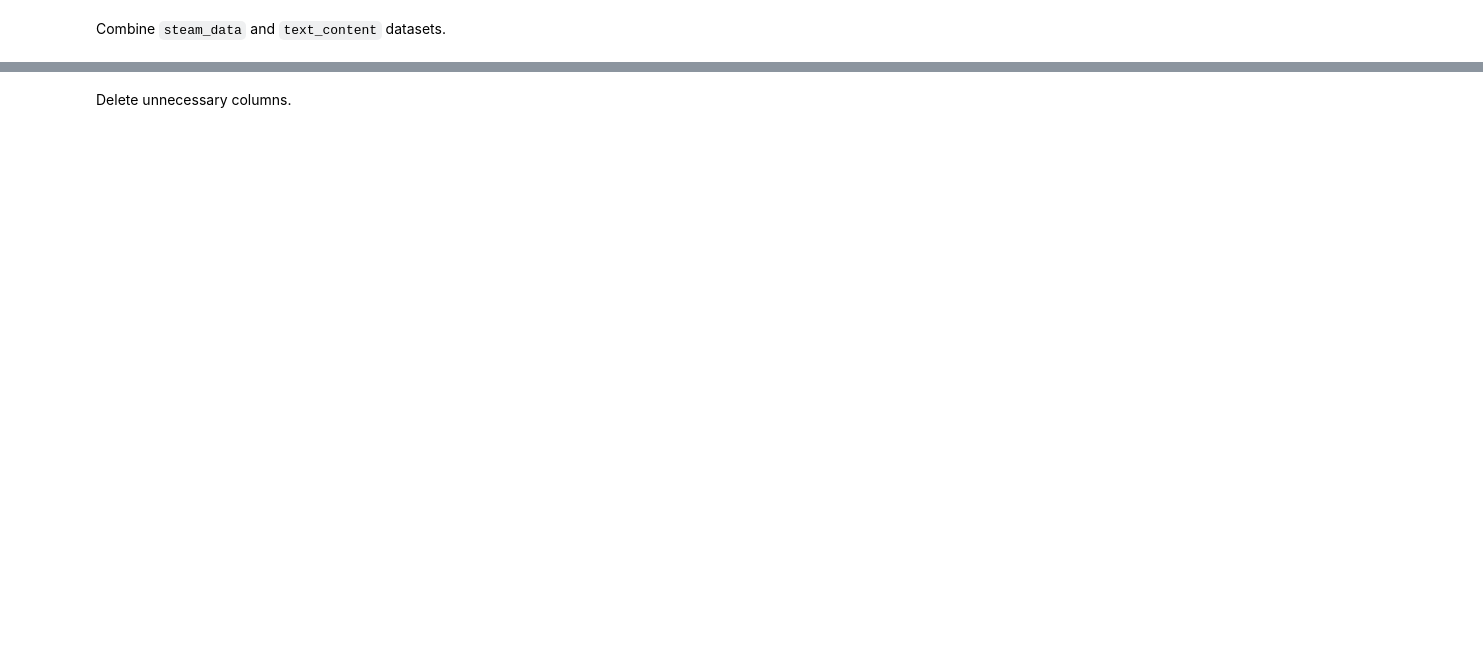
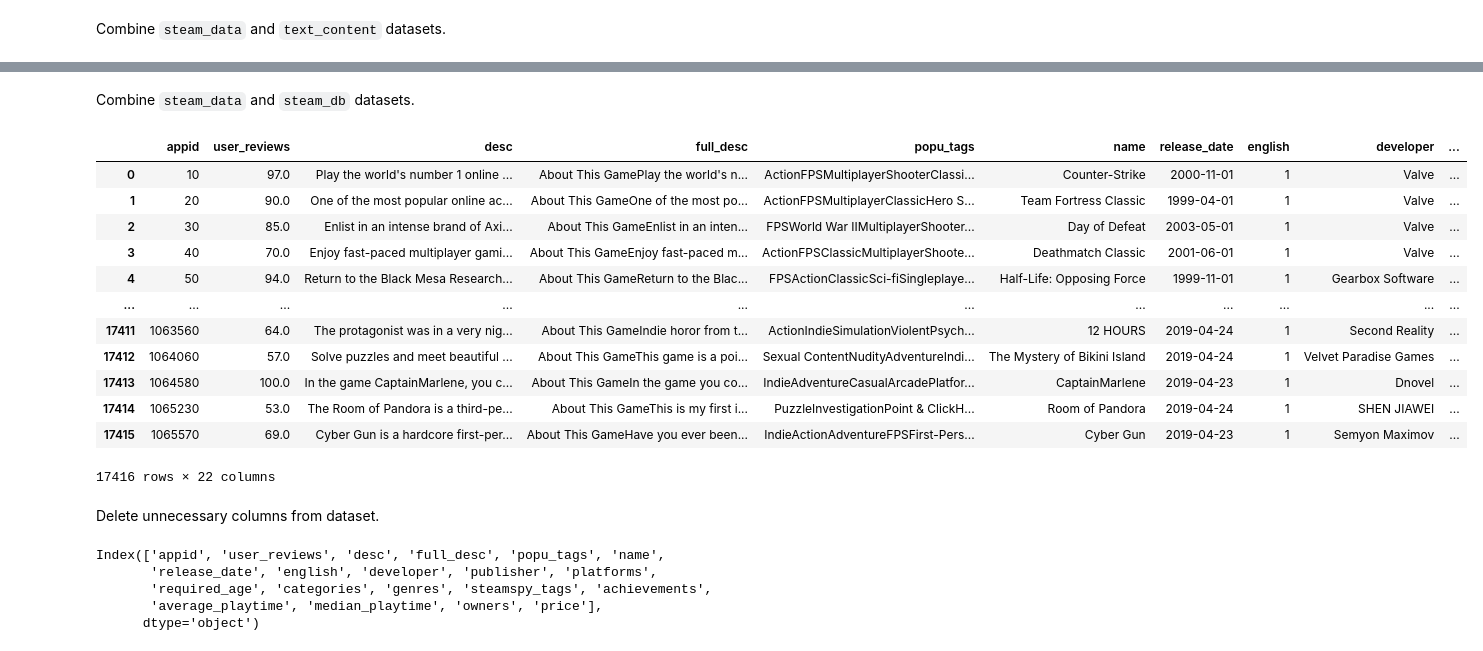
Before and after one commit to Konrados232/steam-predicter, a Jupyter notebook: main.ipynb, the cells around one changed output, grey strips where cells are left out. Cells and saved outputs as stored; diff of their text form; code cells hidden in the pictures; blank space fills up the shorter version.

Commit message:
Combine datasets and convert data to numerical

```diff
--- a/main.ipynb
+++ b/main.ipynb
@@ -29,7 +16,7 @@ def load_data(filename, path):
 # %%
 steam_data = load_data("steam_data.csv", DATASET_PATH)
 text_data = load_data("text_content.csv", DATASET_PATH)
-dataset = load_data("steam.csv", DATASET_PATH)
+steam_db = load_data("steam.csv", DATASET_PATH)
 dataset2 = load_data("steamspy_tag_data.csv", DATASET_PATH)
 dataset3 = load_data("steam_support_info.csv", DATASET_PATH)
 dataset4 = load_data("steam_requirements_data.csv", DATASET_PATH)
@@ -171,9 +158,11 @@ def clean_reviews(reviews_string):
     else:
         return np.NaN
 # %%
+steam_data.user_reviews = steam_data.user_reviews.apply(lambda x : clean_reviews(x))
+
 steam_data.all_reviews = steam_data.all_reviews.apply(lambda x : clean_reviews(x))
 
-dataset = steam_data.drop(steam_data[steam_data.url == np.NaN].index)
+steam_data = steam_data.drop(steam_data[steam_data.url == np.NaN].index)
 
 steam_data.head()
 # %% [output]
@@ -186,9 +175,10 @@ steam_data.head()
 # %% [markdown]
 Combine `steam_data` and `text_content` datasets.
 # %%
-x = steam_data.merge(text_data, how="inner", on="url", sort=True)
+steam_data = steam_data.merge(text_data, how="inner", on="url", sort=True)
 
-x = x.drop_duplicates(subset="url", keep="first")
-x
+steam_data = steam_data.drop_duplicates(subset="url", keep="first")
+
+steam_data.head()
 # %% [output]
 |  | url | name | categories | img_url | user_reviews | all_reviews | date | developer | publisher | ... |
@@ -206,0 +192,10 @@ x
+# %%
+steam_data = steam_data.drop(columns=["categories", "img_url", "developer", "all_reviews", "publisher", "price", "pegi", "pegi_url", "requirements", "date", "name"])
+
+steam_data = steam_data.drop(steam_data[steam_data.user_reviews.isnull().values].index)
+
+steam_data = steam_data.rename(columns={"url" : "appid"})
+
+steam_data.appid = pd.to_numeric(steam_data.appid)
+
+steam_data.head()
@@ -207,2 +209,34 @@ x
+# %% [markdown]
+Combine `steam_data` and `steam_db` datasets.
+# %%
+whole_steam_data = steam_data.merge(steam_db, how="inner", on="appid", sort=True)
+
+whole_steam_data = whole_steam_data.drop_duplicates(subset="appid", keep="first")
+
+whole_steam_data
+# %% [output]
+|  | appid | user_reviews | desc | full_desc | popu_tags | name | release_date | english | developer | ... |
+| 0 | 10 | 97.0 | Play the world's number 1 online ... | About This GamePlay the world's n... | ActionFPSMultiplayerShooterClassi... | Counter-Strike | 2000-11-01 | 1 | Valve | ... |
+| 1 | 20 | 90.0 | One of the most popular online ac... | About This GameOne of the most po... | ActionFPSMultiplayerClassicHero S... | Team Fortress Classic | 1999-04-01 | 1 | Valve | ... |
+| 2 | 30 | 85.0 | Enlist in an intense brand of Axi... | About This GameEnlist in an inten... | FPSWorld War IIMultiplayerShooter... | Day of Defeat | 2003-05-01 | 1 | Valve | ... |
+| 3 | 40 | 70.0 | Enjoy fast-paced multiplayer gami... | About This GameEnjoy fast-paced m... | ActionFPSClassicMultiplayerShoote... | Deathmatch Classic | 2001-06-01 | 1 | Valve | ... |
+| 4 | 50 | 94.0 | Return to the Black Mesa Research... | About This GameReturn to the Blac... | FPSActionClassicSci-fiSingleplaye... | Half-Life: Opposing Force | 1999-11-01 | 1 | Gearbox Software | ... |
+| ... | ... | ... | ... | ... | ... | ... | ... | ... | ... | ... |
+| 17411 | 1063560 | 64.0 | The protagonist was in a very nig... | About This GameIndie horor from t... | ActionIndieSimulationViolentPsych... | 12 HOURS | 2019-04-24 | 1 | Second Reality | ... |
+| 17412 | 1064060 | 57.0 | Solve puzzles and meet beautiful ... | About This GameThis game is a poi... | Sexual ContentNudityAdventureIndi... | The Mystery of Bikini Island | 2019-04-24 | 1 | Velvet Paradise Games | ... |
+| 17413 | 1064580 | 100.0 | In the game CaptainMarlene, you c... | About This GameIn the game you co... | IndieAdventureCasualArcadePlatfor... | CaptainMarlene | 2019-04-23 | 1 | Dnovel | ... |
+| 17414 | 1065230 | 53.0 | The Room of Pandora is a third-pe... | About This GameThis is my first i... | PuzzleInvestigationPoint & ClickH... | Room of Pandora | 2019-04-24 | 1 | SHEN JIAWEI | ... |
+| 17415 | 1065570 | 69.0 | Cyber Gun is a hardcore first-per... | About This GameHave you ever been... | IndieActionAdventureFPSFirst-Pers... | Cyber Gun | 2019-04-23 | 1 | Semyon Maximov | ... |
+17416 rows × 22 columns
 # %% [markdown]
-Delete unnecessary columns.
+Delete unnecessary columns from dataset.
+# %%
+whole_steam_data = whole_steam_data.drop(columns=["positive_ratings", "negative_ratings"])
+
+whole_steam_data.columns
+# %% [output]
+Index(['appid', 'user_reviews', 'desc', 'full_desc', 'popu_tags', 'name',
+       'release_date', 'english', 'developer', 'publisher', 'platforms',
+       'required_age', 'categories', 'genres', 'steamspy_tags', 'achievements',
+       'average_playtime', 'median_playtime', 'owners', 'price'],
+      dtype='object')
```
Also changed, not shown: parts of 17 cells of this notebook.
